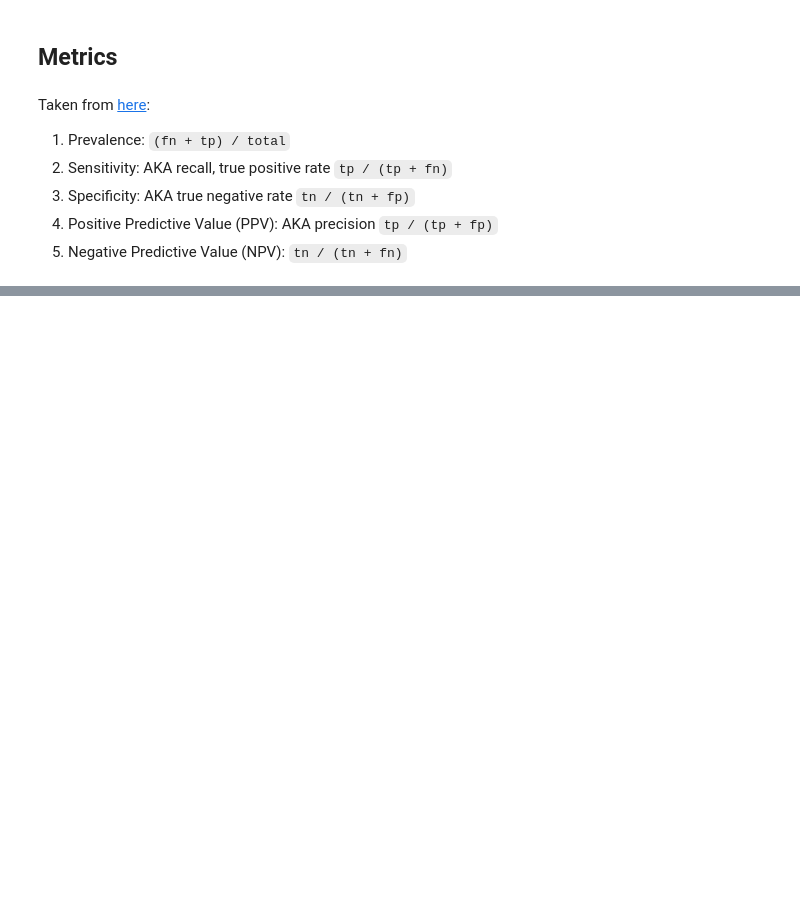
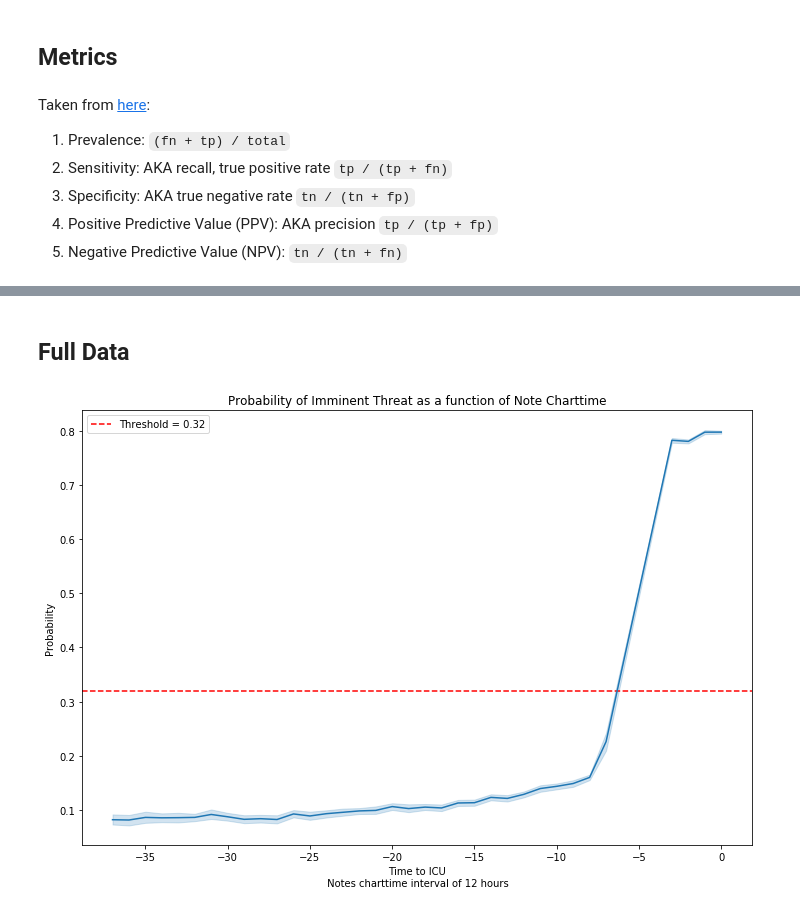
Before and after one commit to sudarshan85/imminent-adm-mimic, a Jupyter notebook: rf/rf_classifier.ipynb, the cells around one changed output, grey strips where cells are left out. Saved outputs shown, nothing was run; the diff lists cells and outputs as text; code cells hidden in the pictures; blank space fills up the shorter version.

Commit message:
RF plot prob

```diff
--- a/rf/rf_classifier.ipynb
+++ b/rf/rf_classifier.ipynb
@@ -237,0 +167,21 @@ plt.show()
+# %% [markdown]
+## Full Data
+# %%
+df = pd.read_csv(args.dataset_csv, parse_dates=['admittime', 'dischtime', 'intime', 'charttime'])
+df['relative_charttime'] = (df['charttime'] - df['intime'])
+vectorizer = TfidfVectorizer(min_df=args.min_freq, analyzer=str.split, sublinear_tf=True,\
+                              ngram_range=(2,2))
+
+x = vectorizer.fit_transform(df['scispacy_note'])
+y = df['class_label'].to_numpy()
+
+clf = RandomForestClassifier(n_estimators=100, class_weight='balanced', n_jobs=-1,\
+                             min_samples_leaf=3, max_features=0.5, oob_score=True)
+
+clf.fit(x, y)
+df['prob'] = clf.predict_proba(x)[:, 1]
+# %%
+fig, ax = plt.subplots(figsize=(12, 8))
+plot_prob(ax, df, args.bc_threshold, cutoff=20, interval=12)
+# %% [output]
+[figure, added]
```
Also changed, not shown: parts of 11 cells of this notebook.
